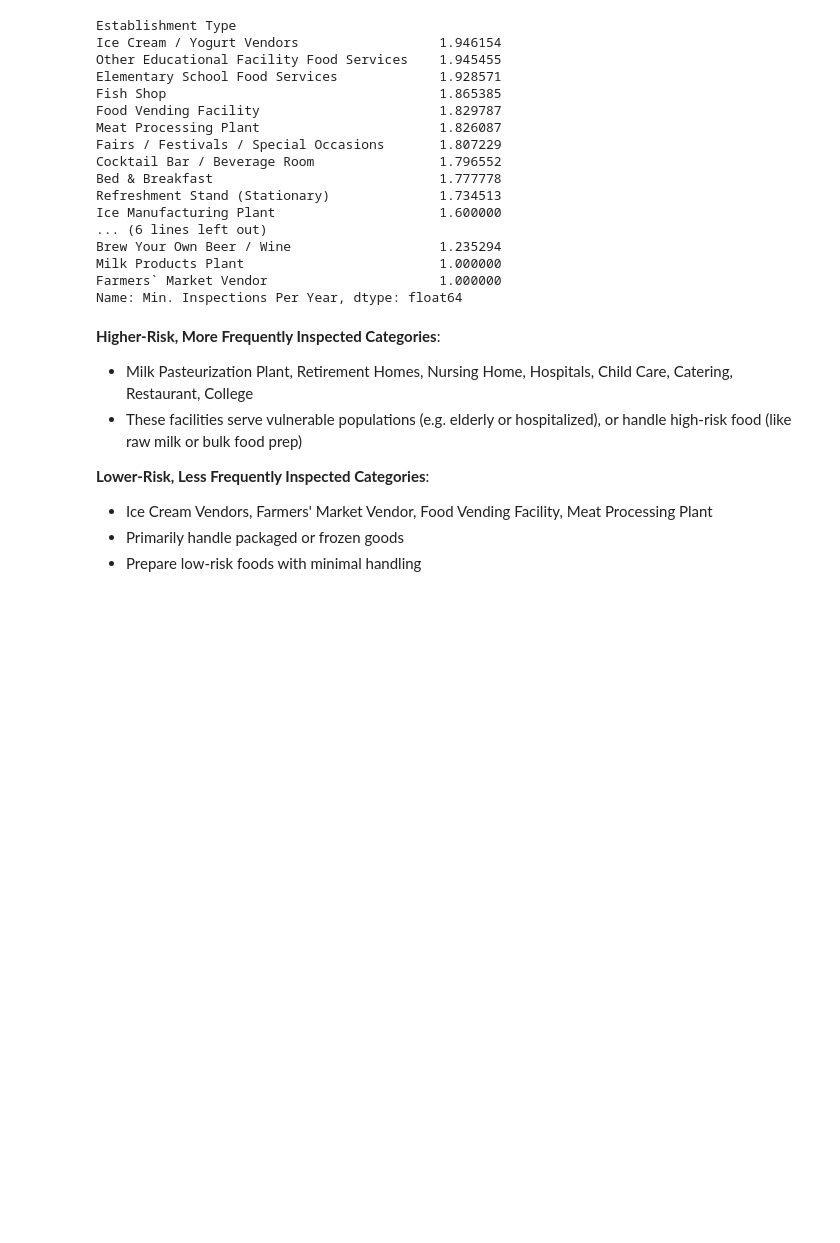
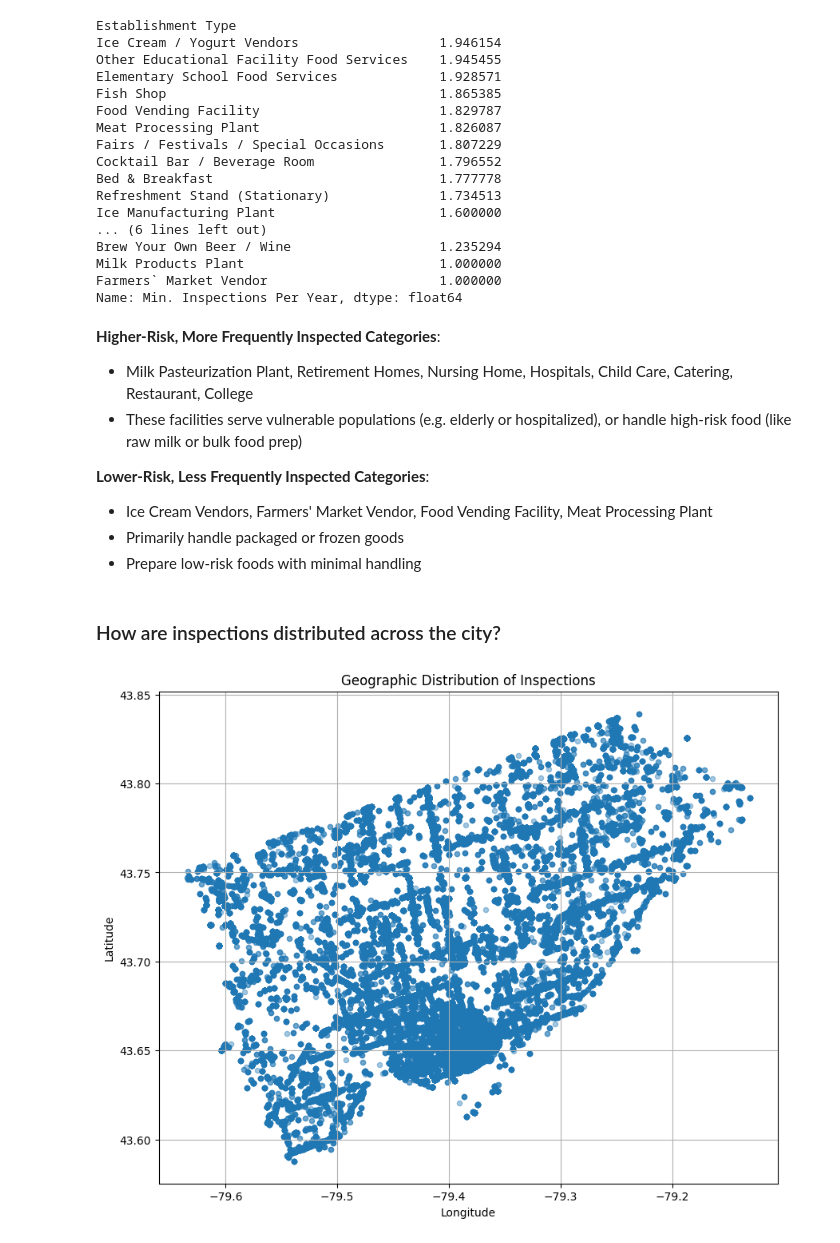
Before and after one commit to notexploiting/dinesafe-toronto, a Jupyter notebook: notebooks/01_eda.ipynb, the cells around one changed output. Cells and saved outputs as stored; diff of their text form; code cells hidden in the pictures; blank space fills up the shorter version.

Commit message:
analyzed quantity distribution of inspections across the city

```diff
--- a/notebooks/01_eda.ipynb
+++ b/notebooks/01_eda.ipynb
@@ -402,3 +401,15 @@ Name: Min. Inspections Per Year, dtype: float64
 - Ice Cream Vendors, Farmers' Market Vendor, Food Vending Facility, Meat Processing Plant
 - Primarily handle packaged or frozen goods
 - Prepare low-risk foods with minimal handling
+# %% [markdown]
+### How are inspections distributed across the city?
+# %%
+df.plot.scatter(x="Longitude", y="Latitude", alpha=0.4, figsize=(10,8))
+
+plt.title("Geographic Distribution of Inspections")
+plt.xlabel("Longitude")
+plt.ylabel("Latitude")
+plt.grid(True)
+plt.show()
+# %% [output]
+[figure, added]
```
Also changed, not shown: parts of 4 cells of this notebook.
